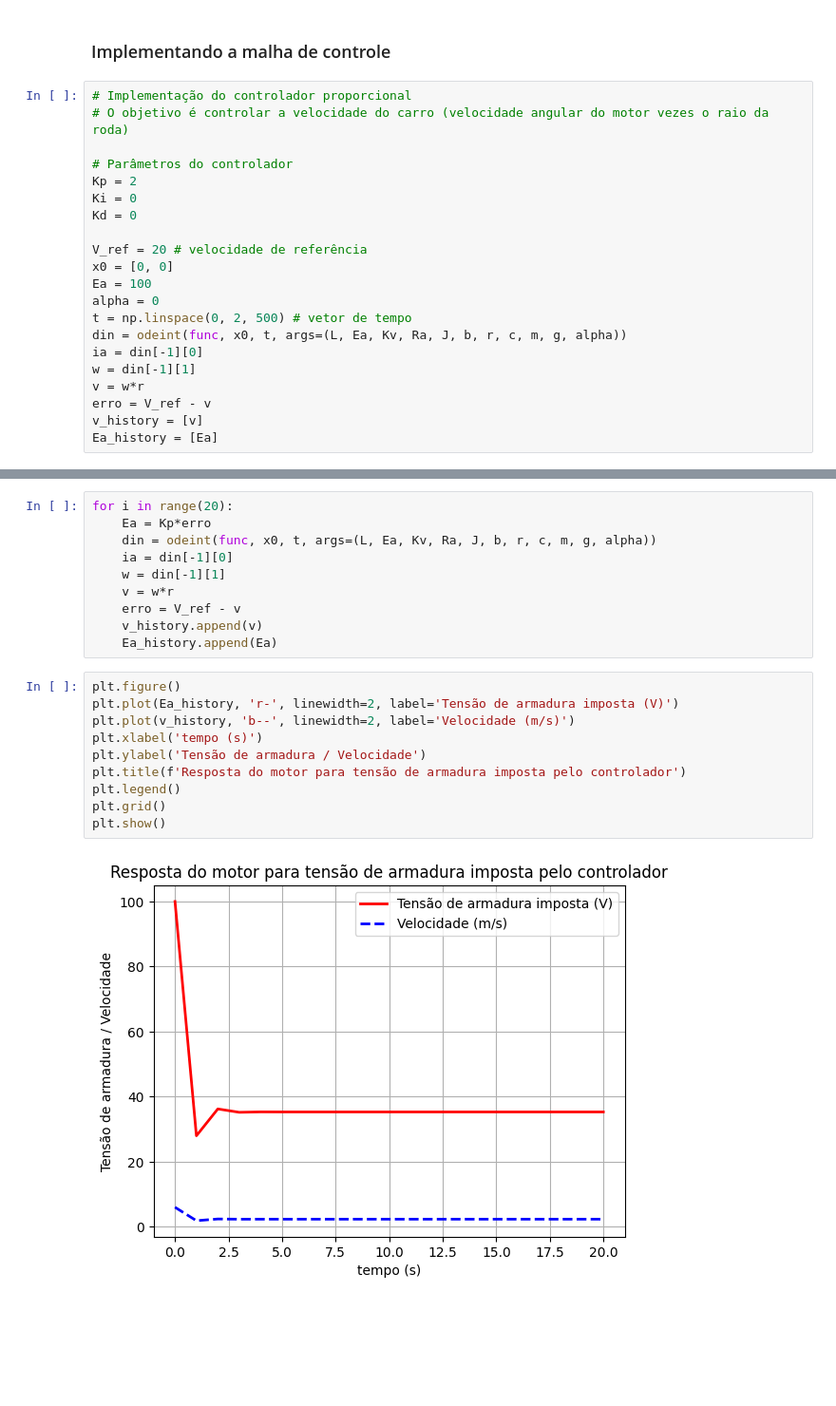
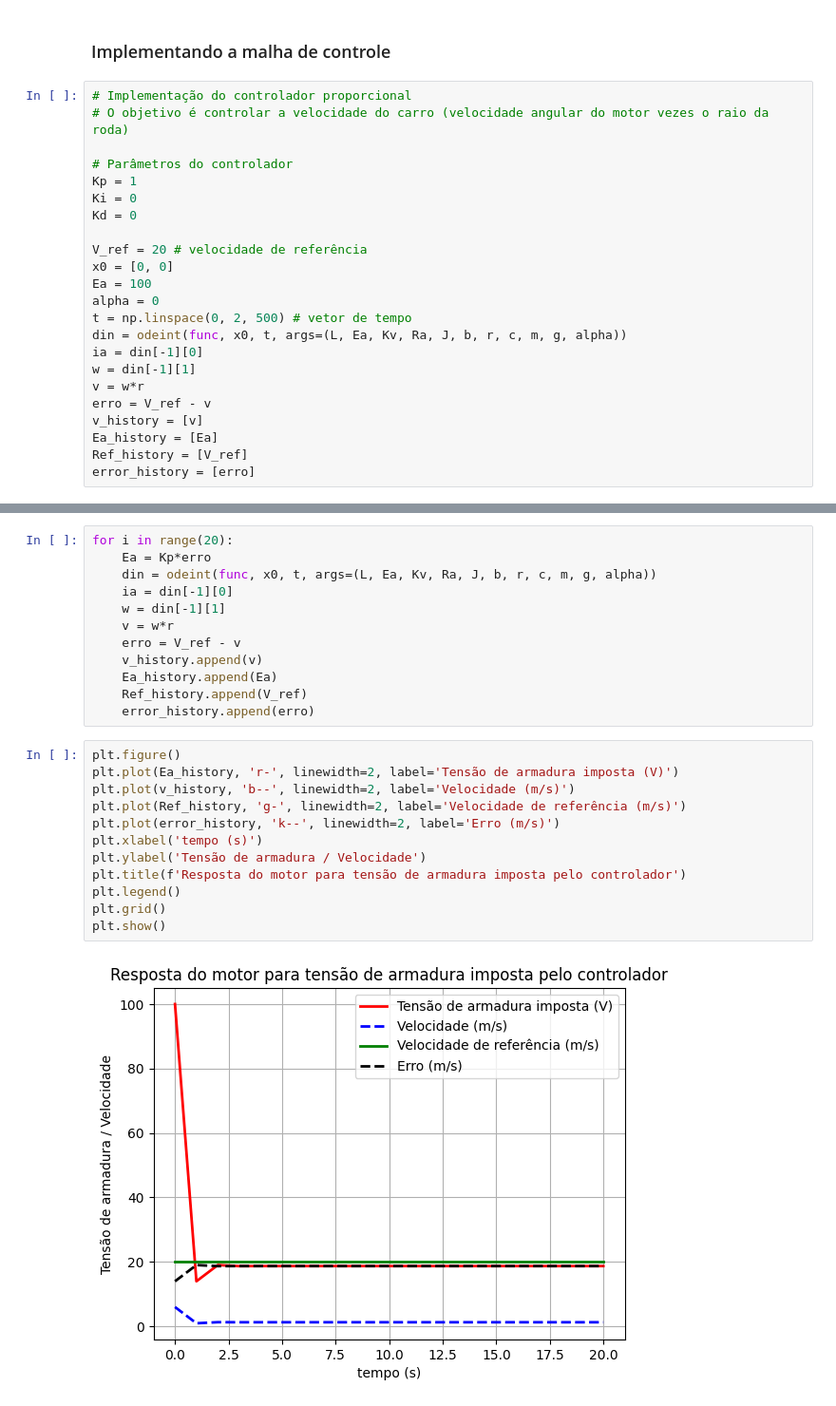
Before and after one commit to brenobmoreira/TrabFinal_DAS5103, a Jupyter notebook: sistema.ipynb, the cells around one changed output, grey strips where cells are left out. Shown: that part at 95% size. Cells and saved outputs as stored; diff of their text form; blank space fills up the shorter version.

```diff
--- a/sistema.ipynb
+++ b/sistema.ipynb
@@ -57,7 +61,7 @@ plt.show()
 # O objetivo é controlar a velocidade do carro (velocidade angular do motor vezes o raio da roda)
 
 # Parâmetros do controlador
-Kp = 2
+Kp = 1
 Ki = 0
 Kd = 0
 
@@ -73,5 +77,7 @@ v = w*r
 erro = V_ref - v
 v_history = [v]
 Ea_history = [Ea]
+Ref_history = [V_ref]
+error_history = [erro]
 # %%
 erro*Kp
@@ -87,15 +91,19 @@ for i in range(20):
     erro = V_ref - v
     v_history.append(v)
     Ea_history.append(Ea)
+    Ref_history.append(V_ref)
+    error_history.append(erro)
 # %%
 plt.figure()
 plt.plot(Ea_history, 'r-', linewidth=2, label='Tensão de armadura imposta (V)')
 plt.plot(v_history, 'b--', linewidth=2, label='Velocidade (m/s)')
+plt.plot(Ref_history, 'g-', linewidth=2, label='Velocidade de referência (m/s)')
+plt.plot(error_history, 'k--', linewidth=2, label='Erro (m/s)')
 plt.xlabel('tempo (s)')
 plt.ylabel('Tensão de armadura / Velocidade')
 plt.title(f'Resposta do motor para tensão de armadura imposta pelo controlador')
 plt.legend()
 plt.grid()
 plt.show()
 # %% [output]
-[figure, old version]
+[figure, new version]
```
Also changed, not shown: parts of 4 cells of this notebook.
